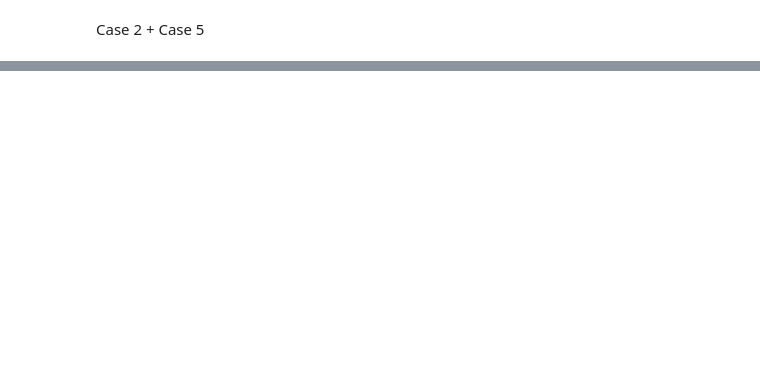
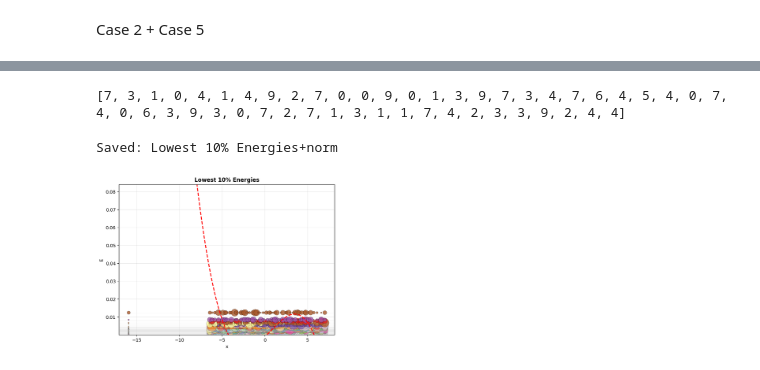
Before and after one commit to sohamnilvaze/HQAI_Research, a Jupyter notebook: qho-implementation.ipynb, the cells around one changed output, grey strips where cells are left out. Cells and saved outputs as stored; diff of their text form; code cells hidden in the pictures; blank space fills up the shorter version.

```diff
--- a/qho-implementation.ipynb
+++ b/qho-implementation.ipynb
@@ -2699,0 +2693,20 @@ NameError: name 'preds_te' is not defined
+# %%
+coeffs = coeff_te.detach().numpy()
+preds = preds_te.detach().numpy()
+# %%
+preds_l = preds.tolist()
+print(preds_l[:50])
+# %% [output]
+[7, 3, 1, 0, 4, 1, 4, 9, 2, 7, 0, 0, 9, 0, 1, 3, 9, 7, 3, 4, 7, 6, 4, 5, 4, 0, 7, 4, 0, 6, 3, 9, 3, 0, 7, 2, 7, 1, 3, 1, 1, 7, 4, 2, 3, 3, 9, 2, 4, 4]
+# %%
+coeffs_l = coeffs.tolist()
+
+coeff_0 = coeffs_l[3]
+coeff_1 = coeffs_l[2]
+coeff_2 = coeffs_l[8]
+coeff_3 = coeffs_l[1]
+coeff_4 = coeffs_l[4]
+coeff_5 = coeffs_l[23]
+coeff_6 = coeffs_l[21]
+coeff_7 = coeffs_l[0]
+coeff_9 = coeffs_l[7]
@@ -2699,0 +2758,10 @@ NameError: name 'preds_te' is not defined
+# %%
+recon_0 = reconstruct(coeff_0, x[0],p[0])
+recon_1 = reconstruct(coeff_1, x[1],p[1])
+recon_2 = reconstruct(coeff_2, x[2],p[2])
+recon_3 = reconstruct(coeff_3, x[3],p[3])
+recon_4 = reconstruct(coeff_4, x[4],p[4])
+recon_5 = reconstruct(coeff_5, x[5],p[5])
+recon_6 = reconstruct(coeff_6, x[6],p[6])
+recon_7 = reconstruct(coeff_7, x[7],p[7])
+recon_9 = reconstruct(coeff_9, x[9],p[9])
@@ -2699,0 +2917,5 @@ NameError: name 'preds_te' is not defined
+# %%
+create_plot(recon_0,x[0],0)
+# %% [output]
+Saved: Lowest 10% Energies+norm
+[figure, added]
```
Also changed, not shown: parts of 9 cells of this notebook.
